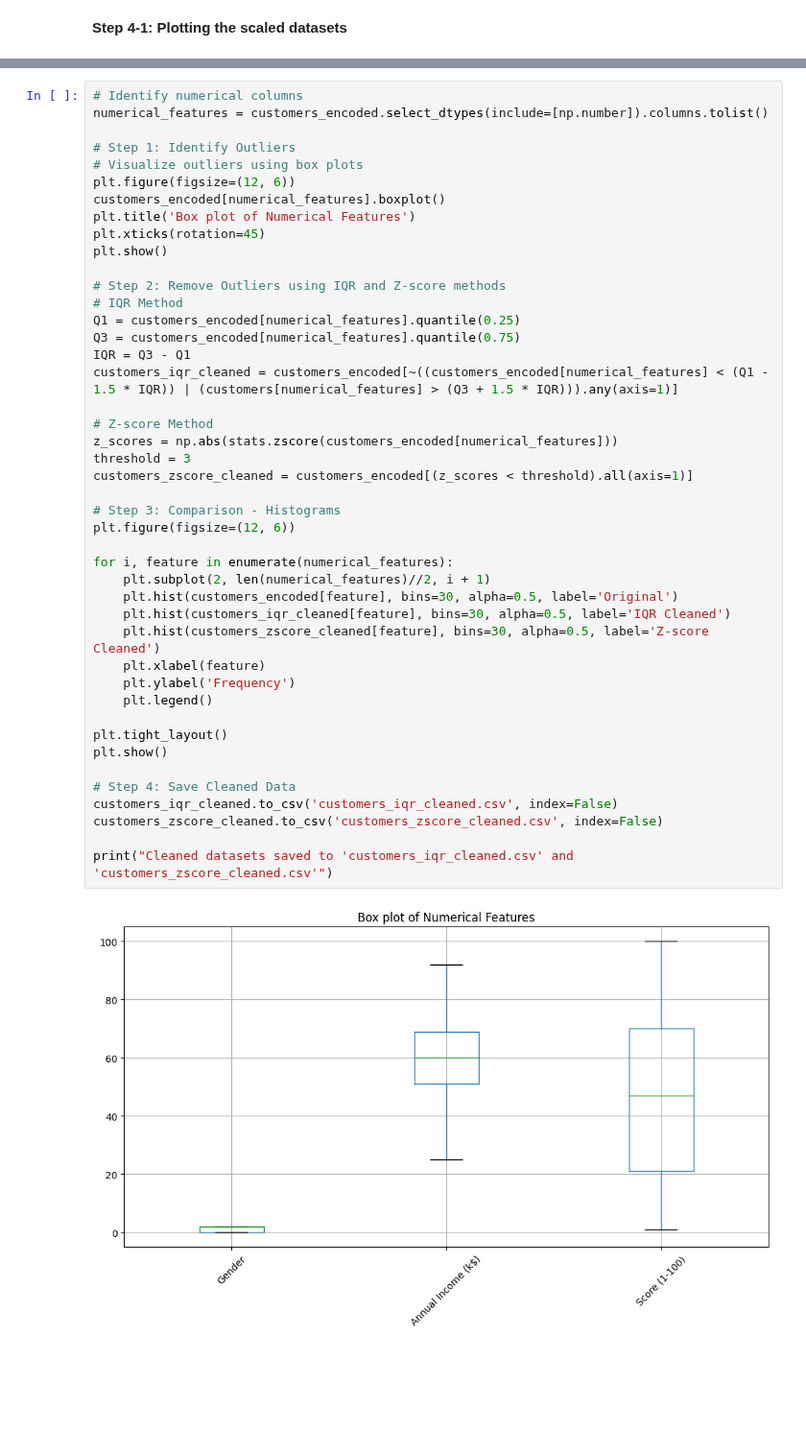
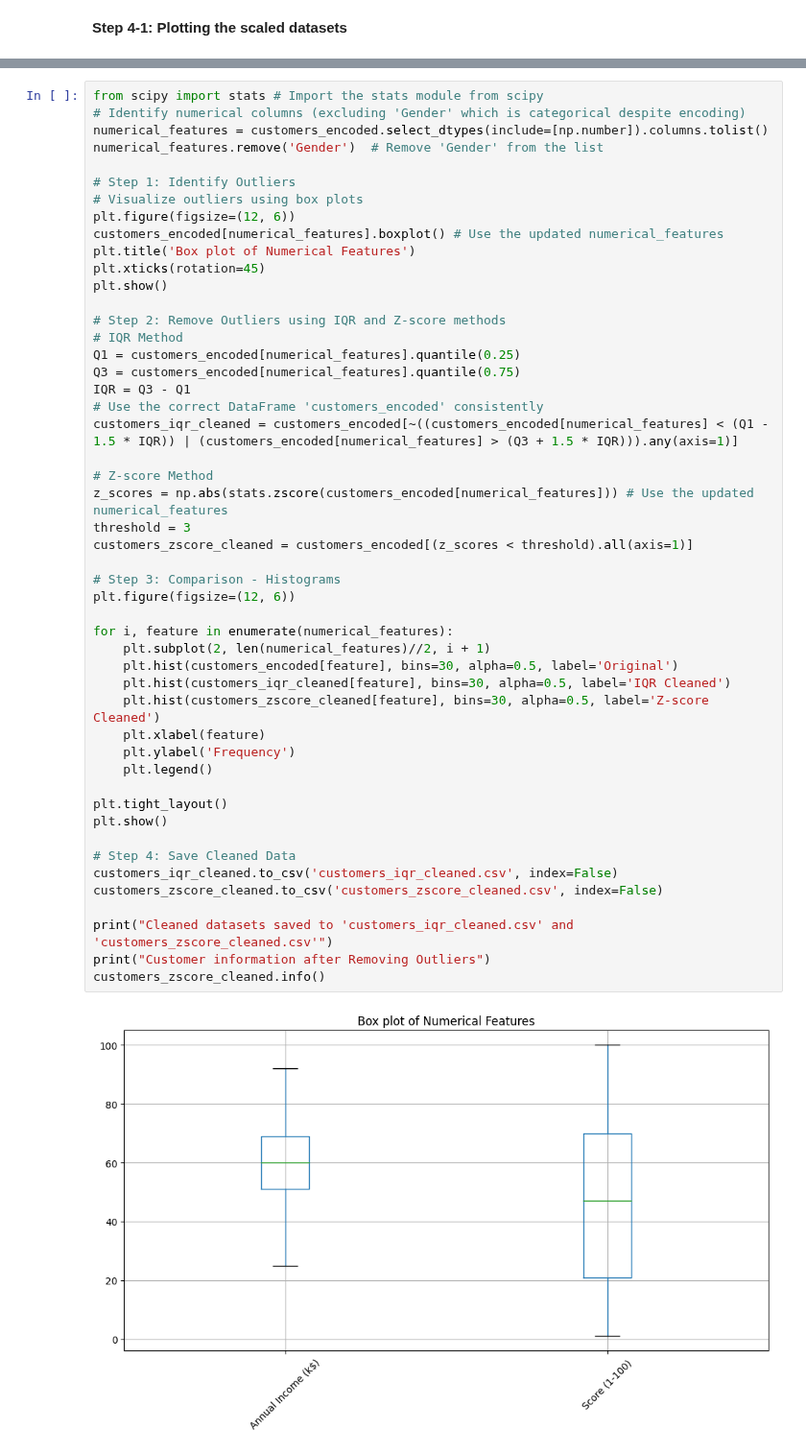
Before and after one commit to amrahmani/ML, a Jupyter notebook: Ch1_DataPreprocessing.ipynb, the cells around one changed output, grey strips where cells are left out. Shown at 96% size. Saved outputs shown, nothing was run; the diff lists cells and outputs as text; blank space fills up the shorter version.

```diff
--- a/Ch1_DataPreprocessing.ipynb
+++ b/Ch1_DataPreprocessing.ipynb
@@ -362,11 +364,13 @@ plt.show()
 # %%
-# Identify numerical columns
+from scipy import stats # Import the stats module from scipy
+# Identify numerical columns (excluding 'Gender' which is categorical despite encoding)
 numerical_features = customers_encoded.select_dtypes(include=[np.number]).columns.tolist()
+numerical_features.remove('Gender')  # Remove 'Gender' from the list
 
 # Step 1: Identify Outliers
 # Visualize outliers using box plots
 plt.figure(figsize=(12, 6))
-customers_encoded[numerical_features].boxplot()
+customers_encoded[numerical_features].boxplot() # Use the updated numerical_features
 plt.title('Box plot of Numerical Features')
 plt.xticks(rotation=45)
 plt.show()
@@ -375,33 +379,36 @@ plt.show()
 # IQR Method
 Q1 = customers_encoded[numerical_features].quantile(0.25)
 Q3 = customers_encoded[numerical_features].quantile(0.75)
 IQR = Q3 - Q1
-customers_iqr_cleaned = customers_encoded[~((customers_encoded[numerical_features] < (Q1 - 1.5 * IQR)) | (customers[numerical_features] > (Q3 + 1.5 * IQR))).any(axis=1)]
+# Use the correct DataFrame 'customers_encoded' consistently
+customers_iqr_cleaned = customers_encoded[~((customers_encoded[numerical_features] < (Q1 - 1.5 * IQR)) | (customers_encoded[numerical_features] > (Q3 + 1.5 * IQR))).any(axis=1)]
 
 # Z-score Method
-z_scores = np.abs(stats.zscore(customers_encoded[numerical_features]))
+z_scores = np.abs(stats.zscore(customers_encoded[numerical_features])) # Use the updated numerical_features
 threshold = 3
 customers_zscore_cleaned = customers_encoded[(z_scores < threshold).all(axis=1)]
 
 # Step 3: Comparison - Histograms
 plt.figure(figsize=(12, 6))
 
 for i, feature in enumerate(numerical_features):
     plt.subplot(2, len(numerical_features)//2, i + 1)
     plt.hist(customers_encoded[feature], bins=30, alpha=0.5, label='Original')
     plt.hist(customers_iqr_cleaned[feature], bins=30, alpha=0.5, label='IQR Cleaned')
     plt.hist(customers_zscore_cleaned[feature], bins=30, alpha=0.5, label='Z-score Cleaned')
     plt.xlabel(feature)
     plt.ylabel('Frequency')
     plt.legend()
 
 plt.tight_layout()
 plt.show()
 
 # Step 4: Save Cleaned Data
 customers_iqr_cleaned.to_csv('customers_iqr_cleaned.csv', index=False)
 customers_zscore_cleaned.to_csv('customers_zscore_cleaned.csv', index=False)
 
 print("Cleaned datasets saved to 'customers_iqr_cleaned.csv' and 'customers_zscore_cleaned.csv'")
+print("Customer information after Removing Outliers")
+customers_zscore_cleaned.info()
 # %% [output]
-[figure, old version]
+[figure, new version]
```
Also changed, not shown: parts of 2 cells of this notebook.
